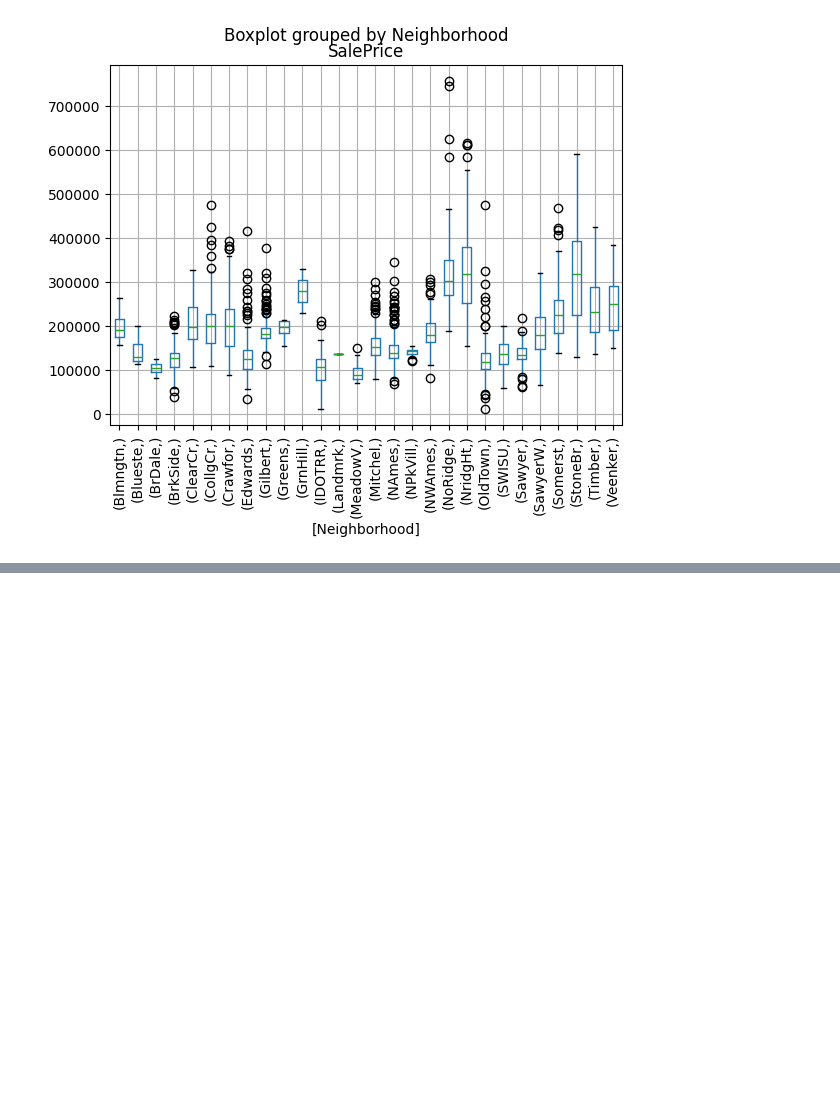
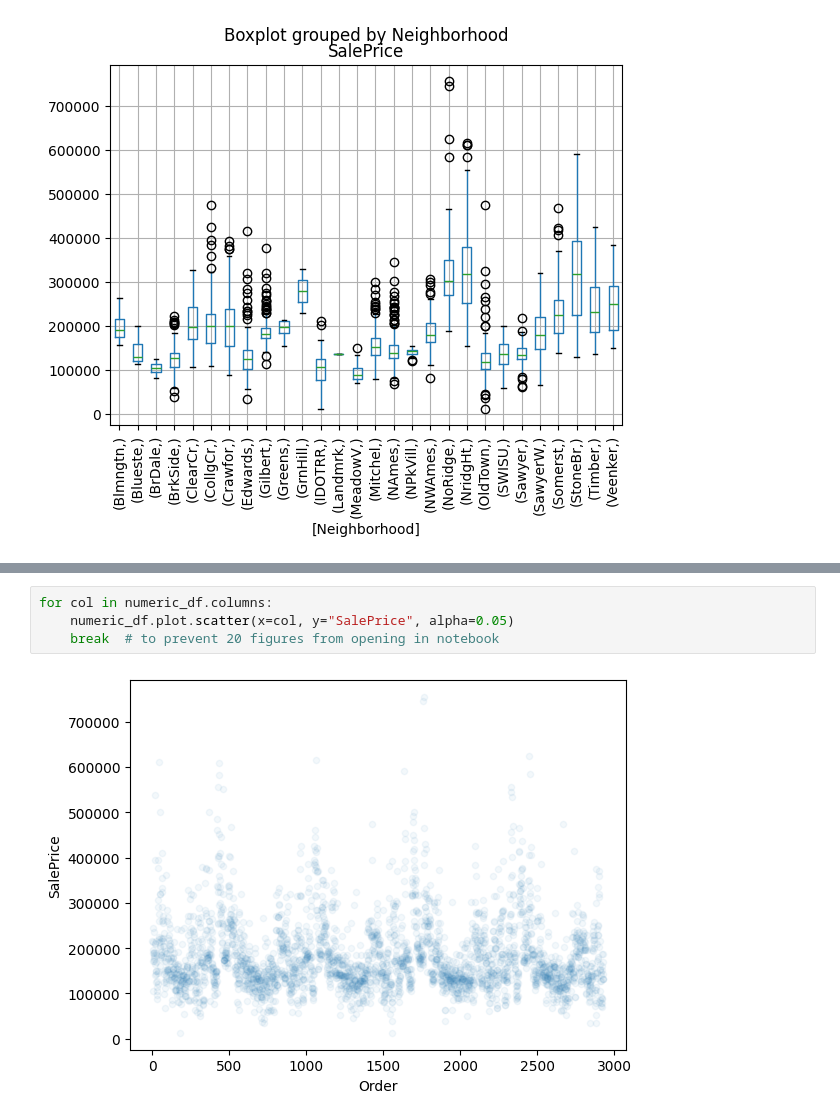
Before and after one commit to mmhverheijden/jads-discover-projects, a Jupyter notebook: ames-housing/exploratory_analysis.ipynb, the cells around one changed output, grey strips where cells are left out. Drawn from its saved outputs; the diff is of its cells as text; blank space fills up the shorter version.

```diff
--- a/ames-housing/exploratory_analysis.ipynb
+++ b/ames-housing/exploratory_analysis.ipynb
@@ -205,0 +240,6 @@ plt.show()
+# %%
+for col in numeric_df.columns:
+    numeric_df.plot.scatter(x=col, y="SalePrice", alpha=0.05)
+    break  # to prevent 20 figures from opening in notebook
+# %% [output]
+[figure, added]
```
Also changed, not shown: parts of 8 cells of this notebook, 1 other file.
